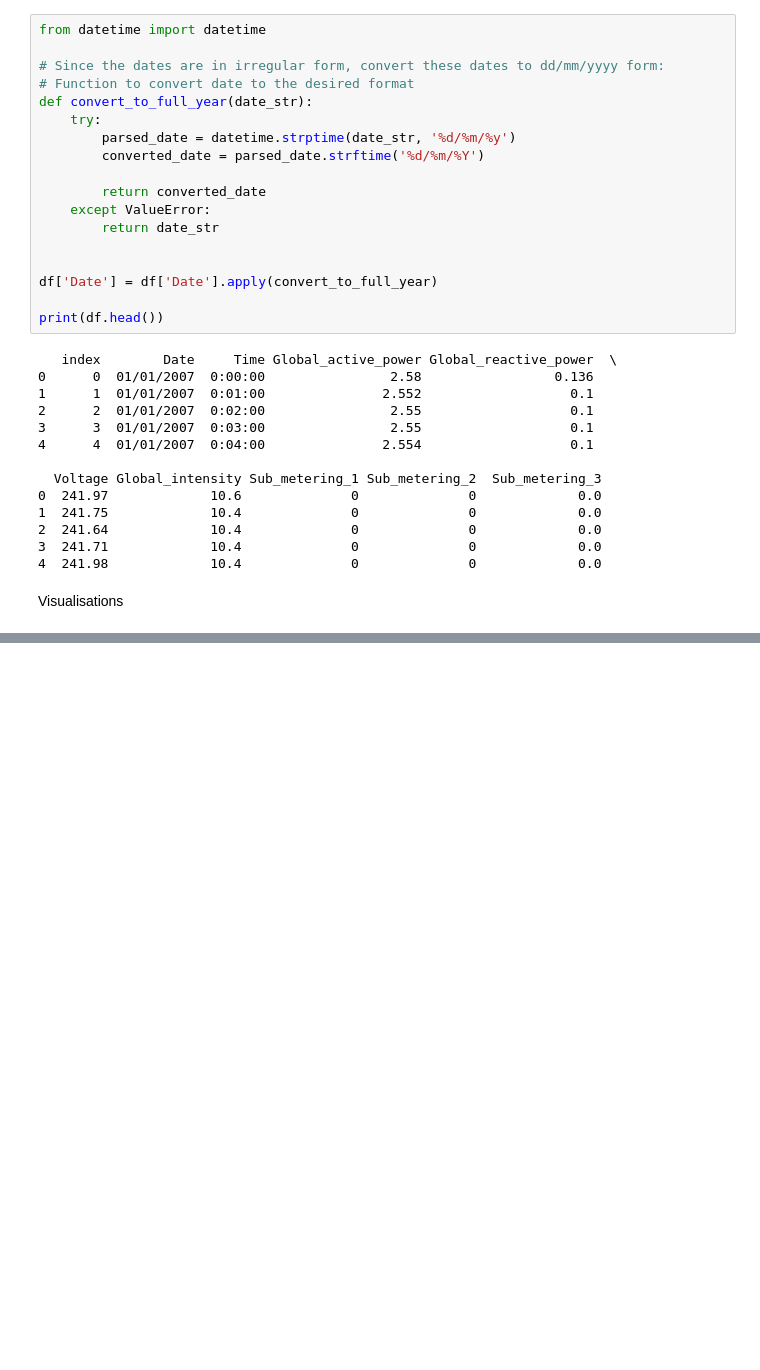
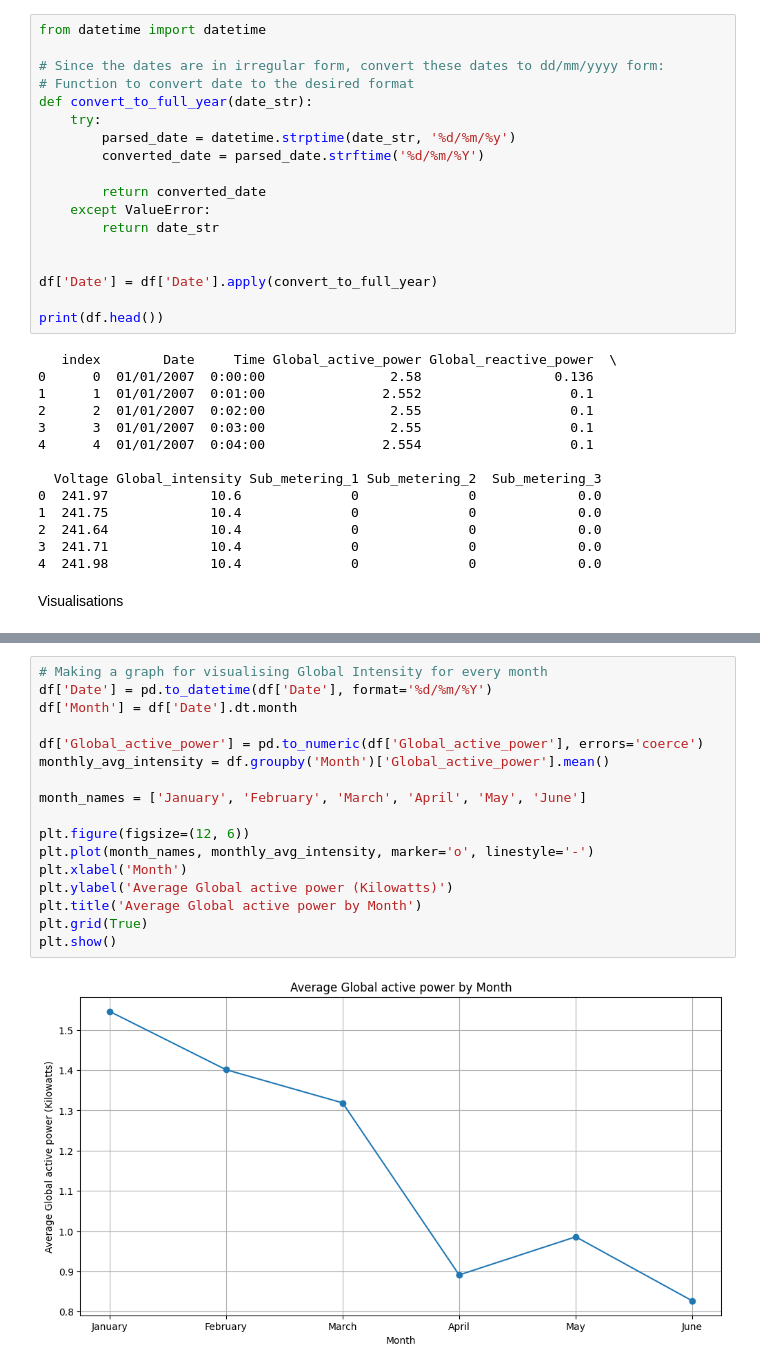
Before and after one commit to Shivansh20128/Electricity-Consumption-for-Household-Appliances, a Jupyter notebook: script.ipynb, the cells around one changed output, grey strips where cells are left out. Saved outputs shown, nothing was run; the diff lists cells and outputs as text; blank space fills up the shorter version.

```diff
--- a/script.ipynb
+++ b/script.ipynb
@@ -95,3 +90,22 @@ plt.grid(True)
 plt.show()
 # %% [output]
 [figure]
+# %%
+# Making a graph for visualising Global Intensity for every month
+df['Date'] = pd.to_datetime(df['Date'], format='%d/%m/%Y')
+df['Month'] = df['Date'].dt.month
+
+df['Global_active_power'] = pd.to_numeric(df['Global_active_power'], errors='coerce')
+monthly_avg_intensity = df.groupby('Month')['Global_active_power'].mean()
+
+month_names = ['January', 'February', 'March', 'April', 'May', 'June']
+
+plt.figure(figsize=(12, 6))
+plt.plot(month_names, monthly_avg_intensity, marker='o', linestyle='-')
+plt.xlabel('Month')
+plt.ylabel('Average Global active power (Kilowatts)')
+plt.title('Average Global active power by Month')
+plt.grid(True)
+plt.show()
+# %% [output]
+[figure, added]
```
Also changed, not shown: parts of 2 cells of this notebook.
